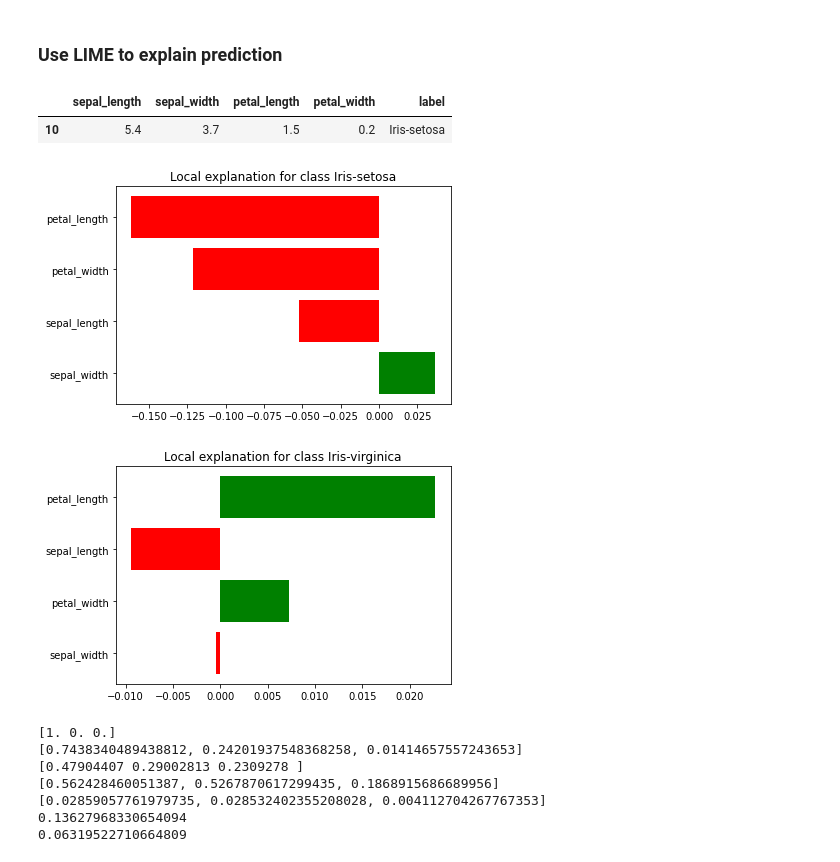
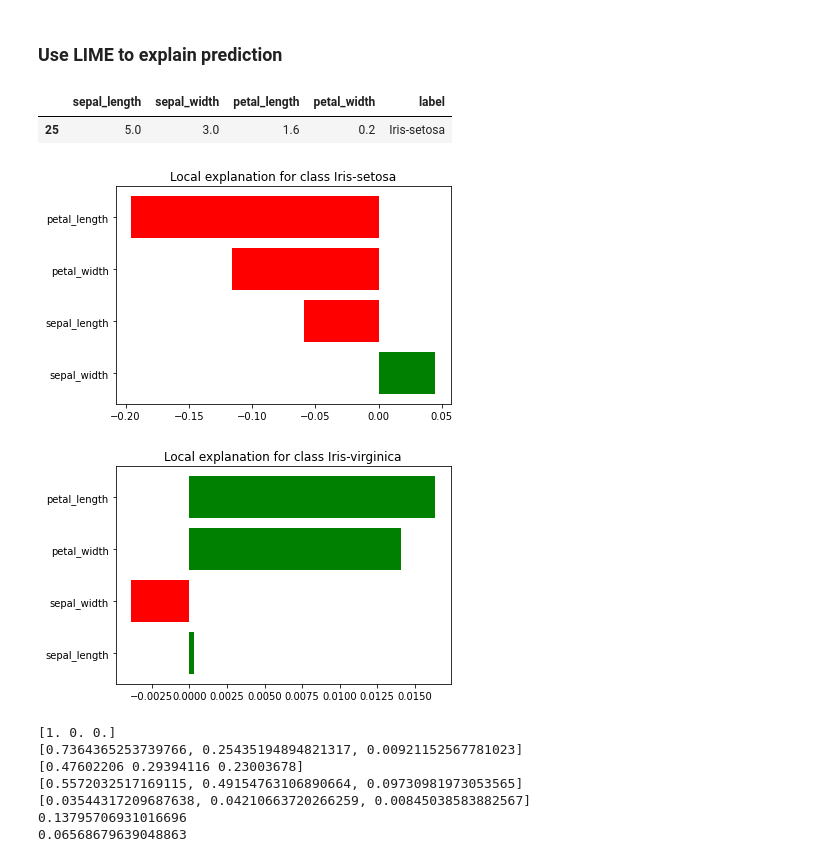
Before and after one commit to vonHousen/lime, a Jupyter notebook: doc/mod/notebooks/PerformanceAnalysis.ipynb, the cells around one changed output. Saved outputs shown, nothing was run; the diff lists cells and outputs as text; code cells hidden in the pictures.

```diff
--- a/doc/mod/notebooks/PerformanceAnalysis.ipynb
+++ b/doc/mod/notebooks/PerformanceAnalysis.ipynb
@@ -74,30 +74,30 @@ Predicted: ['Iris-setosa']. Probabilities: [[1. 0. 0.]]
 # %%
 importlib.reload(lime.lime_tabular_mod)
 explainer = lime.lime_tabular_mod.LimeTabularExplainerMod(
     train_set,
     feature_names = attributes,
     class_names = unique_labels,
     discretize_continuous=False,
     sample_around_instance=True
 )
 explanation = explainer.explain_instance(
     test_instance,
     random_forest.predict_proba,
     num_features = 4,
     top_labels = 3,
-    distance_metric="minkowski",
-    minkowski_norm=100.
+    # distance_metric="minkowski",
+    # minkowski_norm=100.
 )
 for label in explanation.top_labels[:2]:
     _ = explanation.as_pyplot_figure(label)
 iris_dataset.loc[
         iris_dataset.index == jackknife_idx
     ]
 # %% [output]
 |  | sepal_length | sepal_width | petal_length | petal_width | label |
-| 10 | 5.4 | 3.7 | 1.5 | 0.2 | Iris-setosa |
+| 25 | 5.0 | 3.0 | 1.6 | 0.2 | Iris-setosa |
-[figure, old version]
+[figure, new version]
-[figure, old version]
+[figure, new version]
 # %%
 print(explanation.get_prediction_for_explained_model())
 print(explanation.get_prediction_for_surrogate_model())
@@ -108,9 +108,9 @@ print(explanation.get_fidelity_loss_on_explanation())
 print(explanation.get_fidelity_loss_on_generated_data())
 # %% [output]
 [1. 0. 0.]
-[0.7438340489438812, 0.24201937548368258, 0.01414657557243653]
-[0.47904407 0.29002813 0.2309278 ]
-[0.562428460051387, 0.5267870617299435, 0.1868915686689956]
-[0.02859057761979735, 0.028532402355208028, 0.004112704267767353]
-0.13627968330654094
-0.06319522710664809
+[0.7364365253739766, 0.25435194894821317, 0.00921152567781023]
+[0.47602206 0.29394116 0.23003678]
+[0.5572032517169115, 0.49154763106890664, 0.09730981973053565]
+[0.03544317209687638, 0.04210663720266259, 0.00845038583882567]
+0.13795706931016696
+0.06568679639048863
```
Also changed, not shown: parts of 8 cells of this notebook, 1 other file.
